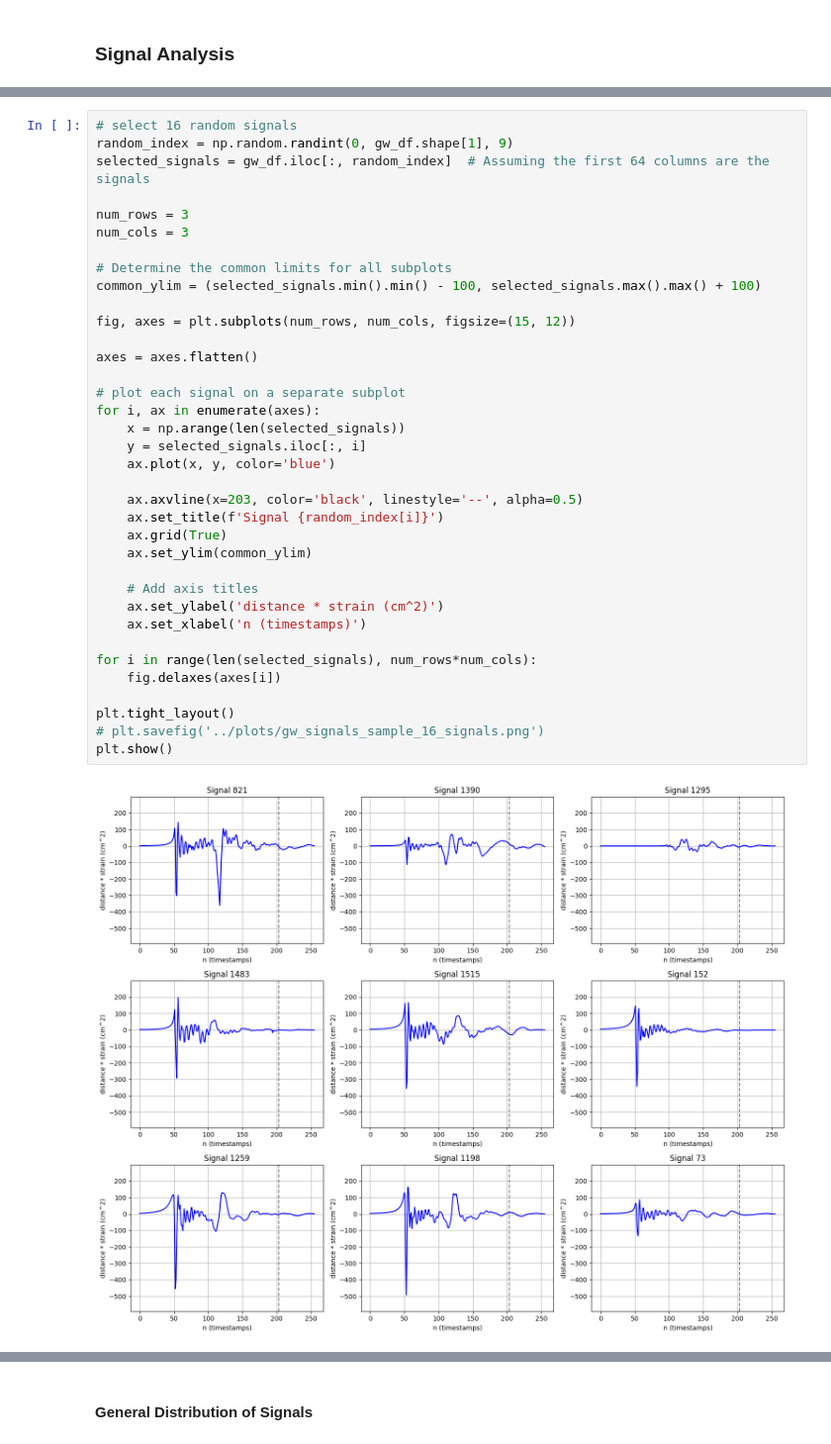
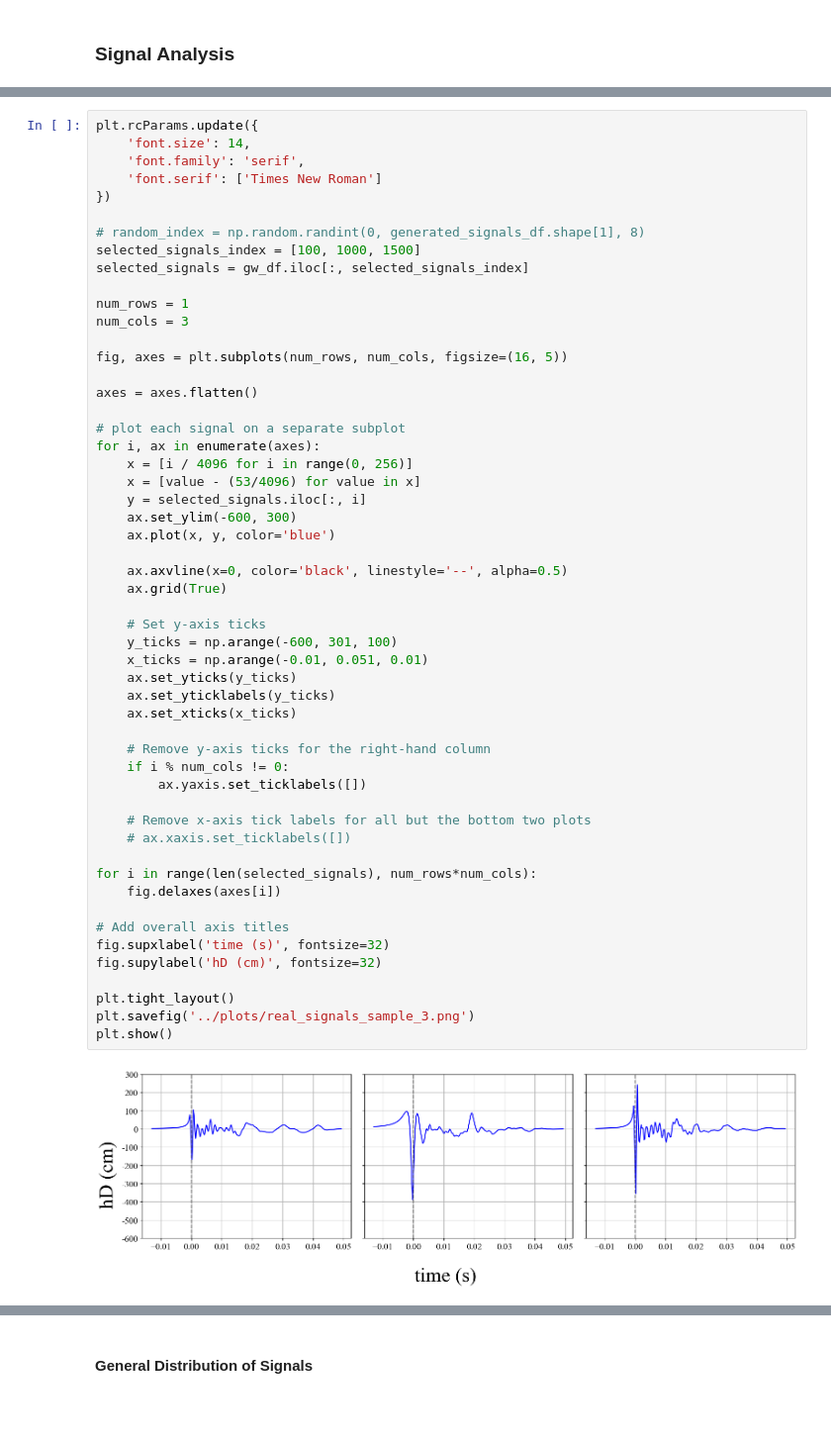
Before and after one commit to the-tarin/gw-generative-models, a Jupyter notebook: analysis/signal_analysis.ipynb, the cells around one changed output, grey strips where cells are left out. Shown at 99% size. Cells and saved outputs as stored; diff of their text form; blank space fills up the shorter version.

```diff
--- a/analysis/signal_analysis.ipynb
+++ b/analysis/signal_analysis.ipynb
@@ -114,38 +30,55 @@ I'm not sure whether this is a good statistic
 # %%
-# select 16 random signals
-random_index = np.random.randint(0, gw_df.shape[1], 9)
-selected_signals = gw_df.iloc[:, random_index]  # Assuming the first 64 columns are the signals
+plt.rcParams.update({
+    'font.size': 14,
+    'font.family': 'serif',
+    'font.serif': ['Times New Roman']
+})
 
-num_rows = 3
+# random_index = np.random.randint(0, generated_signals_df.shape[1], 8)
+selected_signals_index = [100, 1000, 1500]
+selected_signals = gw_df.iloc[:, selected_signals_index]
+
+num_rows = 1
 num_cols = 3
 
-# Determine the common limits for all subplots
-common_ylim = (selected_signals.min().min() - 100, selected_signals.max().max() + 100)
-
-fig, axes = plt.subplots(num_rows, num_cols, figsize=(15, 12))
+fig, axes = plt.subplots(num_rows, num_cols, figsize=(16, 5))
 
 axes = axes.flatten()
 
 # plot each signal on a separate subplot
 for i, ax in enumerate(axes):
-    x = np.arange(len(selected_signals))
+    x = [i / 4096 for i in range(0, 256)]
+    x = [value - (53/4096) for value in x]
     y = selected_signals.iloc[:, i]
+    ax.set_ylim(-600, 300)
     ax.plot(x, y, color='blue')
 
-    ax.axvline(x=203, color='black', linestyle='--', alpha=0.5)
-    ax.set_title(f'Signal {random_index[i]}')
+    ax.axvline(x=0, color='black', linestyle='--', alpha=0.5)
     ax.grid(True)
-    ax.set_ylim(common_ylim)
 
-    # Add axis titles
-    ax.set_ylabel('distance * strain (cm^2)')
-    ax.set_xlabel('n (timestamps)')
+    # Set y-axis ticks
+    y_ticks = np.arange(-600, 301, 100)
+    x_ticks = np.arange(-0.01, 0.051, 0.01)
+    ax.set_yticks(y_ticks)
+    ax.set_yticklabels(y_ticks)
+    ax.set_xticks(x_ticks)
+
+    # Remove y-axis ticks for the right-hand column
+    if i % num_cols != 0:
+        ax.yaxis.set_ticklabels([])
+
+    # Remove x-axis tick labels for all but the bottom two plots
+    # ax.xaxis.set_ticklabels([])
 
 for i in range(len(selected_signals), num_rows*num_cols):
     fig.delaxes(axes[i])
 
+# Add overall axis titles
+fig.supxlabel('time (s)', fontsize=32)
+fig.supylabel('hD (cm)', fontsize=32)
+
 plt.tight_layout()
-# plt.savefig('../plots/gw_signals_sample_16_signals.png')
+plt.savefig('../plots/real_signals_sample_3.png')
 plt.show()
 # %% [output]
-[figure, old version]
+[figure, new version]
```
Also changed, not shown: parts of 19 cells of this notebook, 3 other files.
